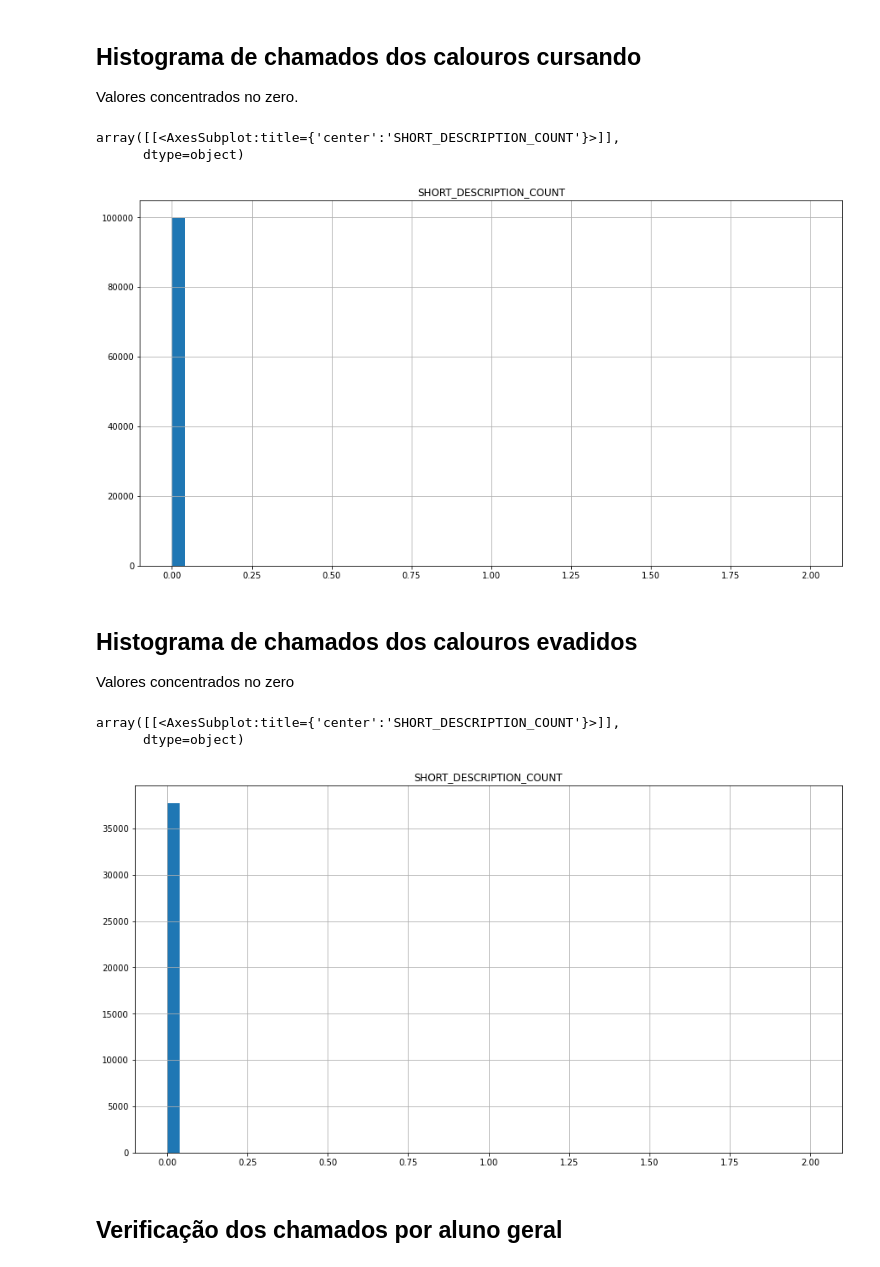
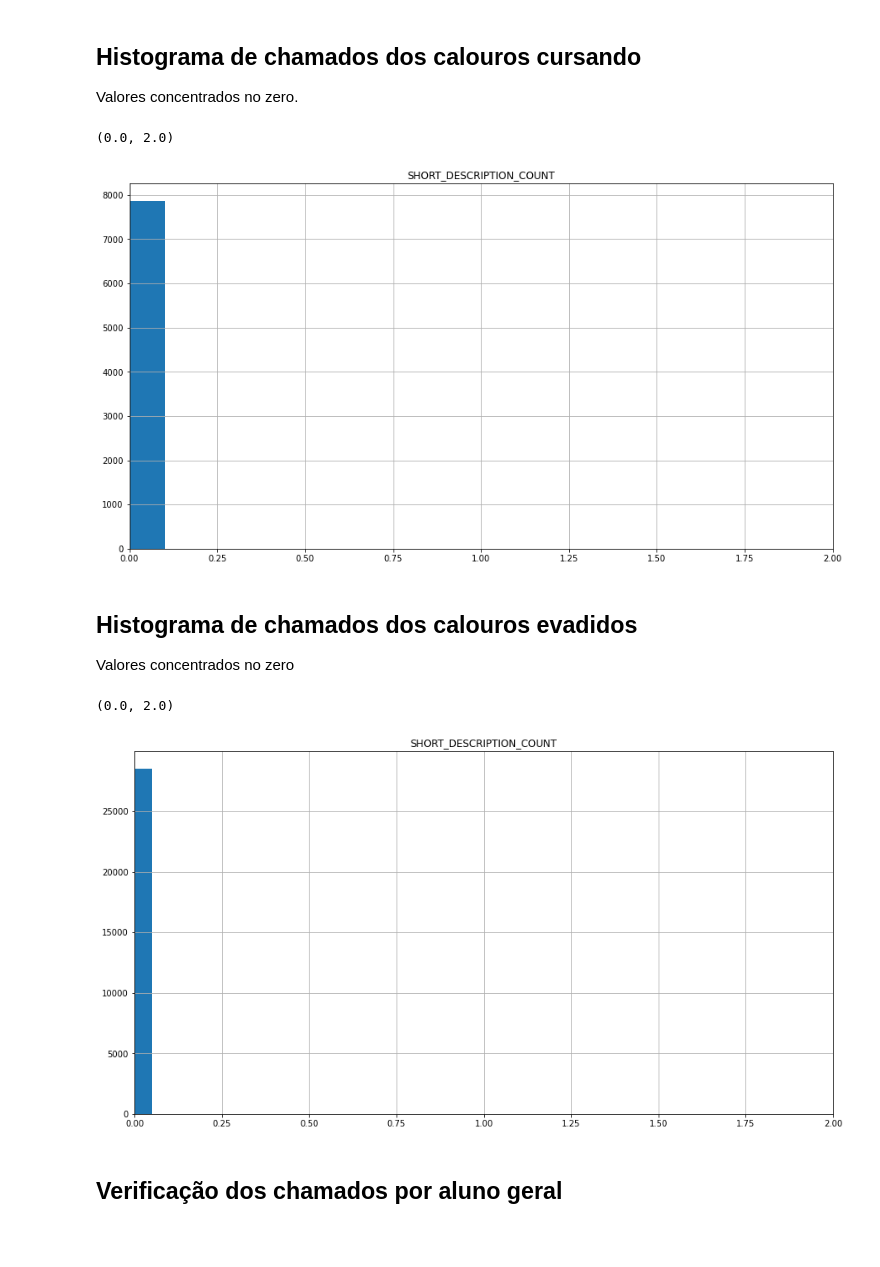
Before and after one commit to BrunoASNascimento/teste_kroton_covid_ds, a Jupyter notebook: kroton_covid_analysis.ipynb, the cells around one changed output. Drawn from its saved outputs; the diff is of its cells as text; code cells hidden in the pictures; blank space fills up the shorter version.

```diff
--- a/kroton_covid_analysis.ipynb
+++ b/kroton_covid_analysis.ipynb
@@ -369,21 +379,23 @@ df_base_calouros_with_curso_and_chamado.head()
 
 Valores concentrados no zero.
 # %%
-df_base_calouros_with_curso_and_chamado[df_base_calouros_with_curso_and_chamado['SITUACAO_ALUNO'].isin(["C","F","R","S","M"])].hist(column='SHORT_DESCRIPTION_COUNT',bins=50,figsize=(15,8))
+ax = None
+ax = df_base_calouros_with_curso_and_chamado[df_base_calouros_with_curso_and_chamado['SITUACAO_ALUNO'].isin(["C","F","R","S","M"])].hist(column='SHORT_DESCRIPTION_COUNT',bins=20,figsize=(15,8))
+ax[0][0].set_xlim((0,df_base_calouros_with_curso_and_chamado['SHORT_DESCRIPTION_COUNT'].max()))
 # %% [output]
-array([[<AxesSubplot:title={'center':'SHORT_DESCRIPTION_COUNT'}>]],
-      dtype=object)
+(0.0, 2.0)
-[figure, old version]
+[figure, new version]
 # %% [markdown]
 ## Histograma de chamados dos calouros evadidos
 
 Valores concentrados no zero
 # %%
-df_base_calouros_with_curso_and_chamado[df_base_calouros_with_curso_and_chamado['SITUACAO_ALUNO']=="E"].hist(column='SHORT_DESCRIPTION_COUNT',bins=50,figsize=(15,8))
+ax = None
+ax = df_base_calouros_with_curso_and_chamado[df_base_calouros_with_curso_and_chamado['SITUACAO_ALUNO']=="E"].hist(column='SHORT_DESCRIPTION_COUNT',bins=20,figsize=(15,8))
+ax[0][0].set_xlim((0,df_base_calouros_with_curso_and_chamado['SHORT_DESCRIPTION_COUNT'].max()))
 # %% [output]
-array([[<AxesSubplot:title={'center':'SHORT_DESCRIPTION_COUNT'}>]],
-      dtype=object)
+(0.0, 2.0)
-[figure, old version]
+[figure, new version]
 # %% [markdown]
 ## Verificação dos chamados por aluno geral
 # %%
```
Also changed, not shown: parts of 34 cells of this notebook.
